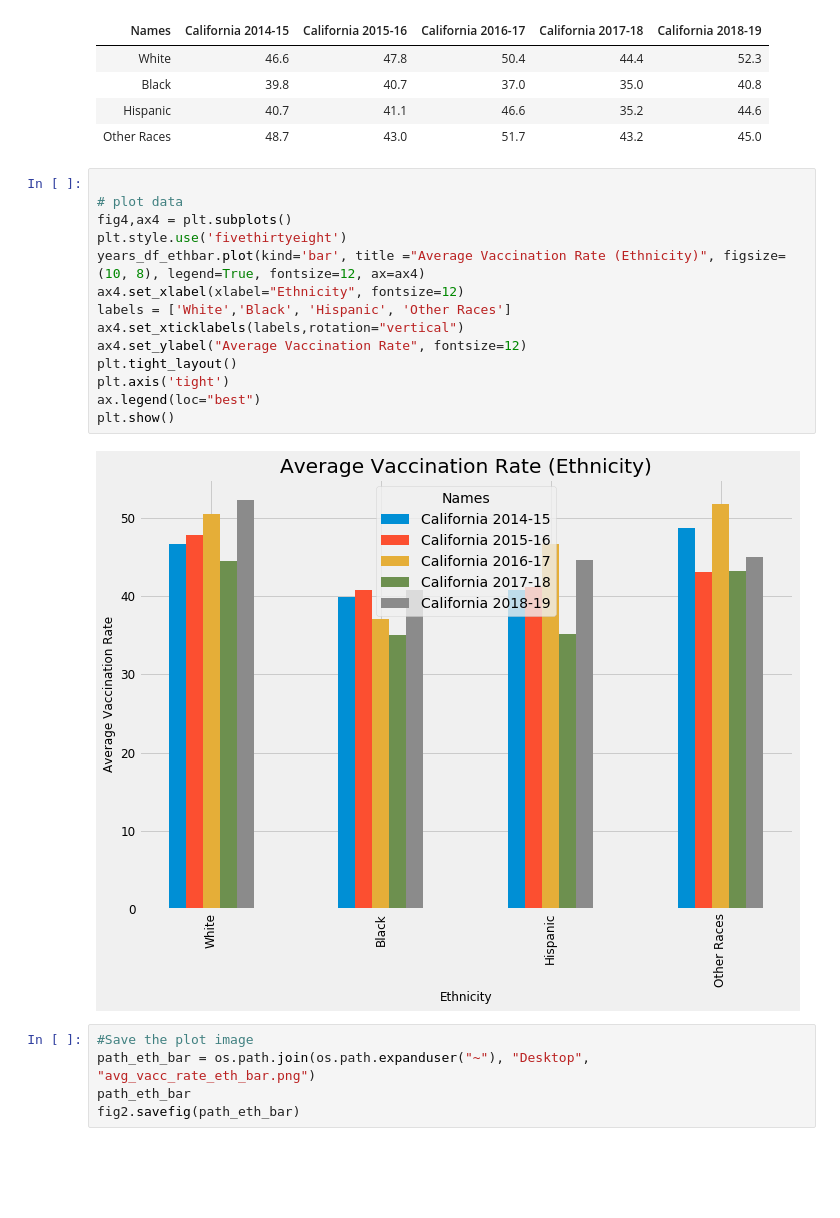
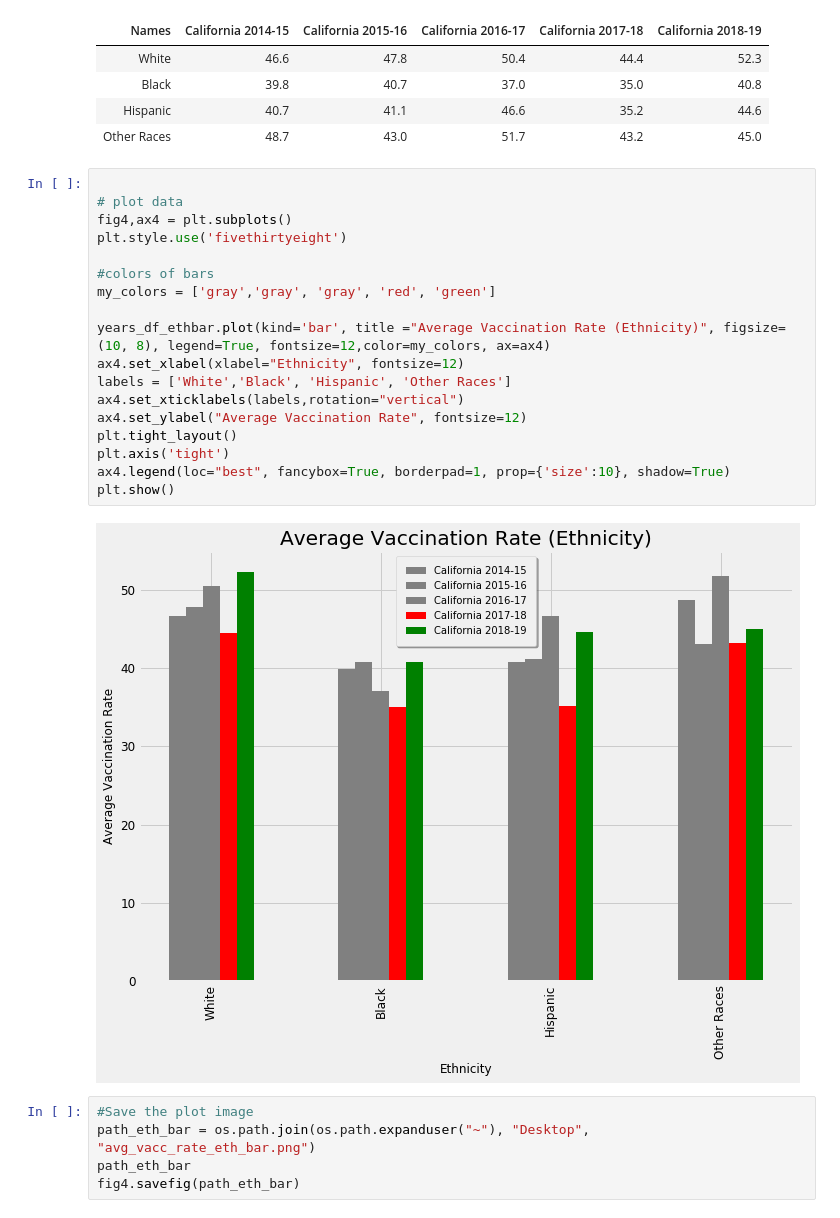
Before and after one commit to ssundar80/Flu-Rates-in-California, a Jupyter notebook: CA Vaccination Rates.ipynb, the cells around one changed output. Cells and saved outputs as stored; diff of their text form; blank space fills up the shorter version.

Commit message:
Vaccination Updates

```diff
--- a/CA Vaccination Rates.ipynb
+++ b/CA Vaccination Rates.ipynb
@@ -269,21 +281,25 @@ years_df_ethbar
 # %%
 
 # plot data
 fig4,ax4 = plt.subplots()
 plt.style.use('fivethirtyeight')
-years_df_ethbar.plot(kind='bar', title ="Average Vaccination Rate (Ethnicity)", figsize=(10, 8), legend=True, fontsize=12, ax=ax4)
+
+#colors of bars
+my_colors = ['gray','gray', 'gray', 'red', 'green']
+
+years_df_ethbar.plot(kind='bar', title ="Average Vaccination Rate (Ethnicity)", figsize=(10, 8), legend=True, fontsize=12,color=my_colors, ax=ax4)
 ax4.set_xlabel(xlabel="Ethnicity", fontsize=12)
 labels = ['White','Black', 'Hispanic', 'Other Races']
 ax4.set_xticklabels(labels,rotation="vertical")
 ax4.set_ylabel("Average Vaccination Rate", fontsize=12)
 plt.tight_layout()
 plt.axis('tight')
-ax.legend(loc="best")
+ax4.legend(loc="best", fancybox=True, borderpad=1, prop={'size':10}, shadow=True)
 plt.show()
 # %% [output]
-[figure, old version]
+[figure, new version]
 # %%
 #Save the plot image
 path_eth_bar = os.path.join(os.path.expanduser("~"), "Desktop", "avg_vacc_rate_eth_bar.png")
 path_eth_bar
-fig2.savefig(path_eth_bar)
+fig4.savefig(path_eth_bar)
```
Also changed, not shown: parts of 4 cells of this notebook.
